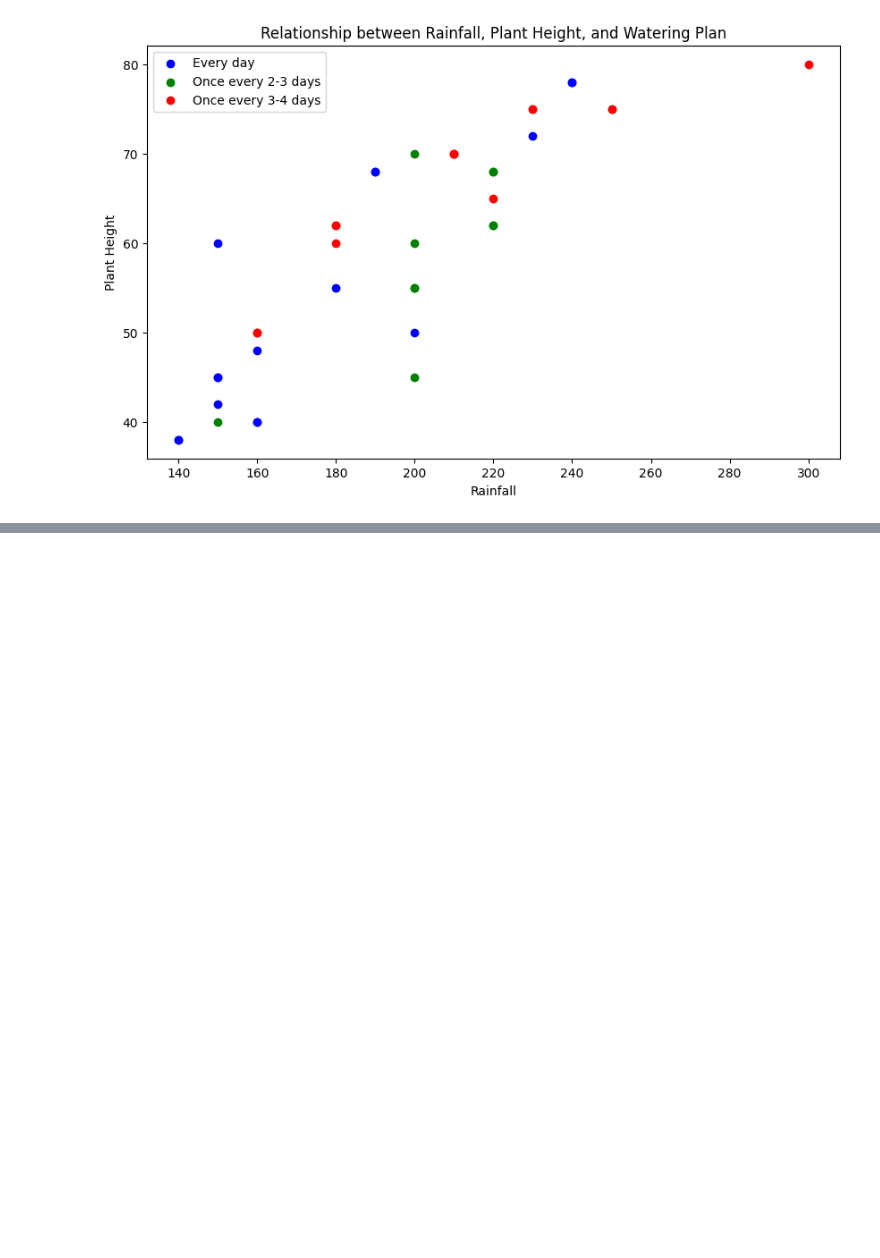
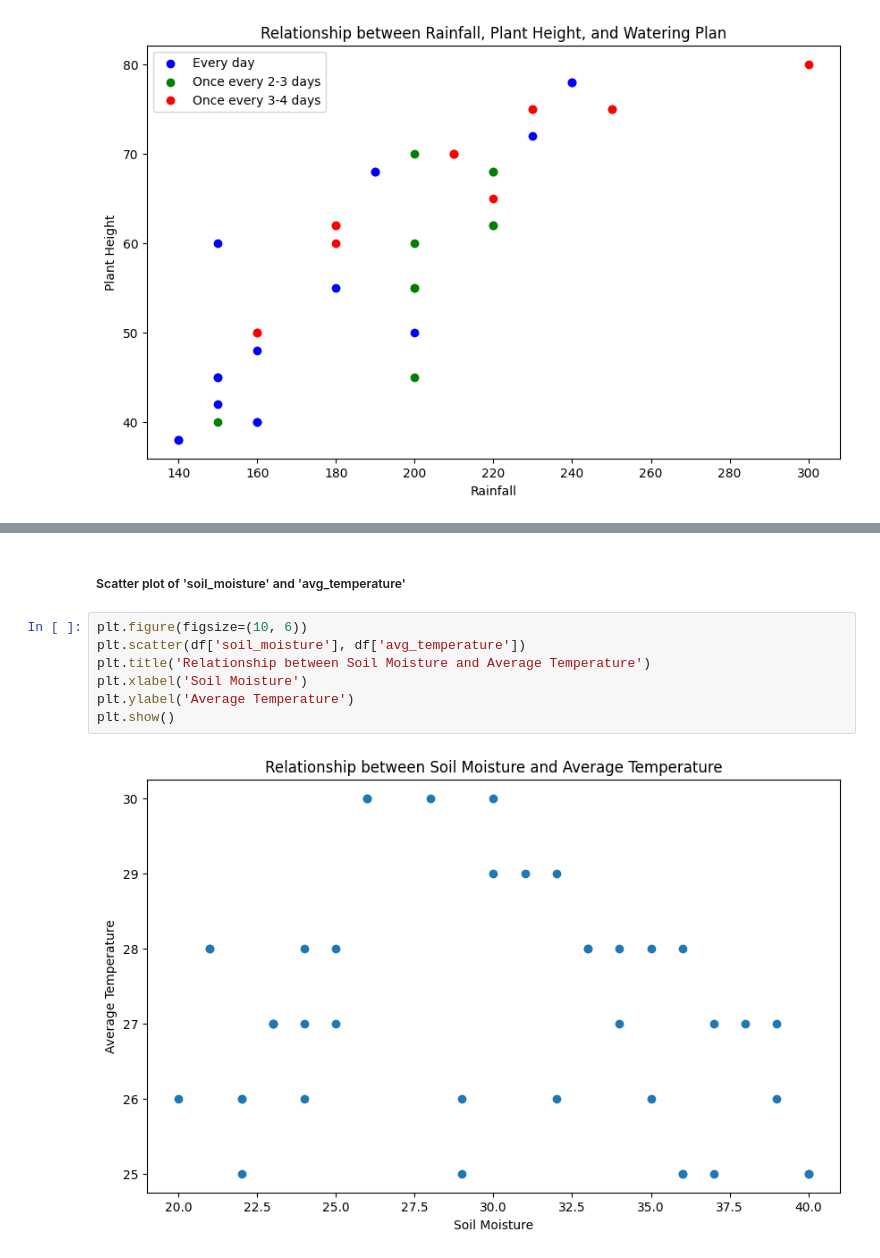
Before and after one commit to CodecubX/banana-disease-prediction-MRCNN-Django-ML, a Jupyter notebook: water_and_fertilizer plan/watering_plan.ipynb, the cells around one changed output, grey strips where cells are left out. Saved outputs shown, nothing was run; the diff lists cells and outputs as text; blank space fills up the shorter version.

```diff
--- a/water_and_fertilizer plan/watering_plan.ipynb
+++ b/water_and_fertilizer plan/watering_plan.ipynb
@@ -309,0 +316,11 @@ for i in range(len(properties)):
+# %% [markdown]
+##### Scatter plot of 'soil_moisture' and 'avg_temperature'
+# %%
+plt.figure(figsize=(10, 6))
+plt.scatter(df['soil_moisture'], df['avg_temperature'])
+plt.title('Relationship between Soil Moisture and Average Temperature')
+plt.xlabel('Soil Moisture')
+plt.ylabel('Average Temperature')
+plt.show()
+# %% [output]
+[figure, added]
```
Also changed, not shown: parts of 20 cells of this notebook, 1 other file.
